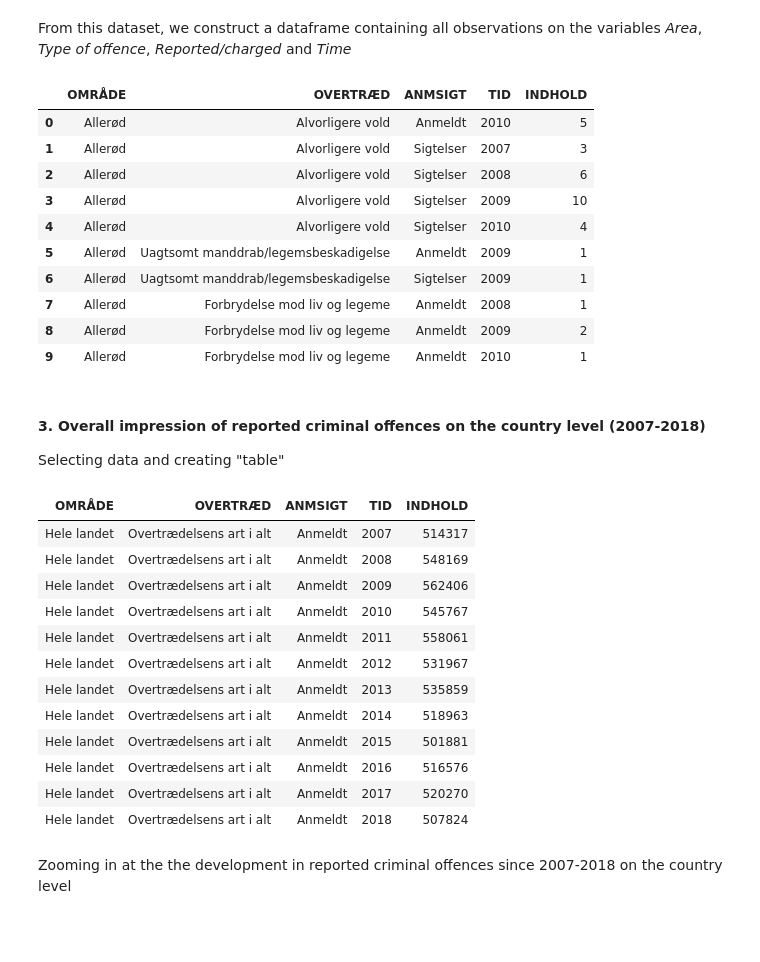
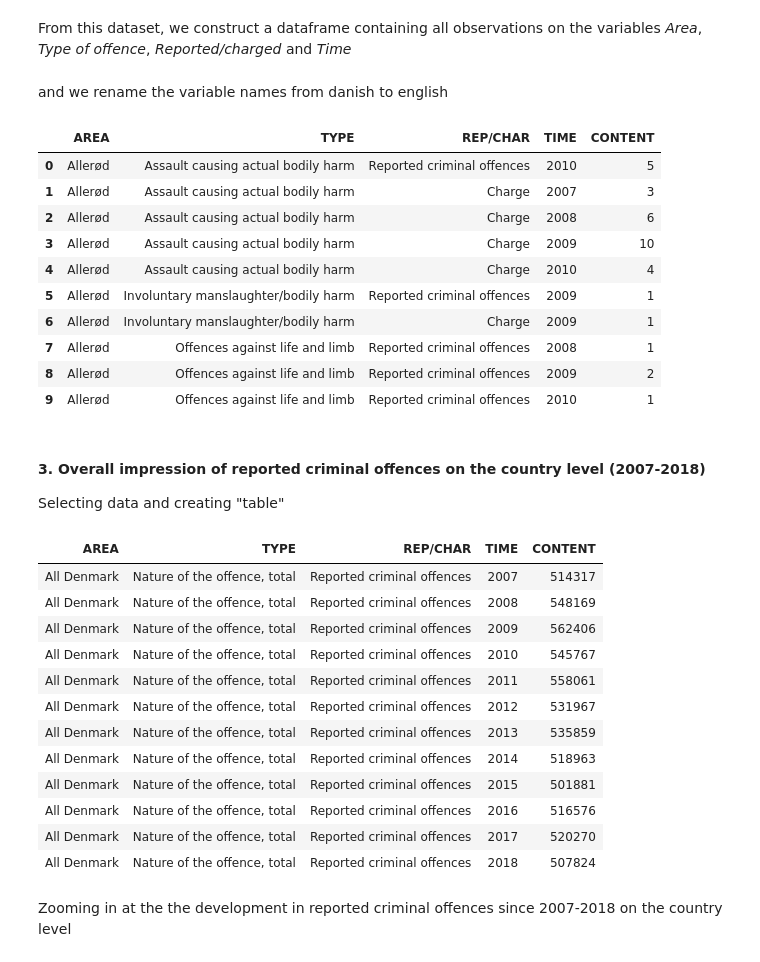
Before and after one commit to NumEconCopenhagen/projects-2019-cl, a Jupyter notebook: dataproject/dataproject/Assignment.ipynb, the cells around one changed output. Saved outputs shown, nothing was run; the diff lists cells and outputs as text; code cells hidden in the pictures; blank space fills up the shorter version.

```diff
--- a/dataproject/dataproject/Assignment.ipynb
+++ b/dataproject/dataproject/Assignment.ipynb
@@ -16,7 +16,7 @@ import ipywidgets as  widgets
 We extract data from DST and start by getting an overview of the available data.
 # %%
 # a. extrating data
-Dst = pydst.Dst(lang='da')
+Dst = pydst.Dst(lang='en')
 
 # b. getting list of top-level subjects
 Dst.get_subjects()
@@ -61,49 +61,54 @@ crime_api = Dst.get_data(table_id = 'straf22',
                                     'OVERTRÆD':['*'],
                                     'ANMSIGT':['*'],
                                     'TID':['*']})
+# %% [markdown]
+and we rename the variable names from danish to english
+# %%
+crime_api.rename(columns = {'OMRÅDE':'AREA', 'OVERTRÆD':'TYPE','ANMSIGT':'REP/CHAR',
+                            'TID':'TIME', 'INDHOLD':'CONTENT'}, inplace=True)
 # %%
 crime_api.head(10)
 # %% [output]
-|  | OMRÅDE | OVERTRÆD | ANMSIGT | TID | INDHOLD |
-| 0 | Allerød | Alvorligere vold | Anmeldt | 2010 | 5 |
-| 1 | Allerød | Alvorligere vold | Sigtelser | 2007 | 3 |
-| 2 | Allerød | Alvorligere vold | Sigtelser | 2008 | 6 |
-| 3 | Allerød | Alvorligere vold | Sigtelser | 2009 | 10 |
-| 4 | Allerød | Alvorligere vold | Sigtelser | 2010 | 4 |
-| 5 | Allerød | Uagtsomt manddrab/legemsbeskadigelse | Anmeldt | 2009 | 1 |
-| 6 | Allerød | Uagtsomt manddrab/legemsbeskadigelse | Sigtelser | 2009 | 1 |
-| 7 | Allerød | Forbrydelse mod liv og legeme | Anmeldt | 2008 | 1 |
-| 8 | Allerød | Forbrydelse mod liv og legeme | Anmeldt | 2009 | 2 |
-| 9 | Allerød | Forbrydelse mod liv og legeme | Anmeldt | 2010 | 1 |
+|  | AREA | TYPE | REP/CHAR | TIME | CONTENT |
+| 0 | Allerød | Assault causing actual bodily harm | Reported criminal offences | 2010 | 5 |
+| 1 | Allerød | Assault causing actual bodily harm | Charge | 2007 | 3 |
+| 2 | Allerød | Assault causing actual bodily harm | Charge | 2008 | 6 |
+| 3 | Allerød | Assault causing actual bodily harm | Charge | 2009 | 10 |
+| 4 | Allerød | Assault causing actual bodily harm | Charge | 2010 | 4 |
+| 5 | Allerød | Involuntary manslaughter/bodily harm | Reported criminal offences | 2009 | 1 |
+| 6 | Allerød | Involuntary manslaughter/bodily harm | Charge | 2009 | 1 |
+| 7 | Allerød | Offences against life and limb | Reported criminal offences | 2008 | 1 |
+| 8 | Allerød | Offences against life and limb | Reported criminal offences | 2009 | 2 |
+| 9 | Allerød | Offences against life and limb | Reported criminal offences | 2010 | 1 |
 # %% [markdown]
 #### **3. Overall impression of reported criminal offences on the country level (2007-2018)**
 Selecting data and creating "table"
 # %%
 # Selecting country level, criminal offences total, reported criminal offences and
 # all time periods
-crime_land = crime_api.loc[(crime_api['OMRÅDE'] == 'Hele landet') &
-              (crime_api['OVERTRÆD'] == 'Overtrædelsens art i alt') &
-              (crime_api['ANMSIGT'] == 'Anmeldt'),:]
+crime_land = crime_api.loc[(crime_api['AREA'] == 'All Denmark') &
+              (crime_api['TYPE'] == 'Nature of the offence, total') &
+              (crime_api['REP/CHAR'] == 'Reported criminal offences'),:]
 
 # Sorting data from 2007 to 2018
-crime_land_sort = crime_land.sort_values(by='TID',ascending=True)
+crime_land_sort = crime_land.sort_values(by='TIME',ascending=True)
 
 # Showing the timeseries in table
-crime_land_sort.head(len(crime_land_sort['TID'])).style.hide_index()
+crime_land_sort.head(len(crime_land_sort['TIME'])).style.hide_index()
 # %% [output]
-| OMRÅDE | OVERTRÆD | ANMSIGT | TID | INDHOLD |
-| Hele landet | Overtrædelsens art i alt | Anmeldt | 2007 | 514317 |
-| Hele landet | Overtrædelsens art i alt | Anmeldt | 2008 | 548169 |
-| Hele landet | Overtrædelsens art i alt | Anmeldt | 2009 | 562406 |
-| Hele landet | Overtrædelsens art i alt | Anmeldt | 2010 | 545767 |
-| Hele landet | Overtrædelsens art i alt | Anmeldt | 2011 | 558061 |
-| Hele landet | Overtrædelsens art i alt | Anmeldt | 2012 | 531967 |
-| Hele landet | Overtrædelsens art i alt | Anmeldt | 2013 | 535859 |
-| Hele landet | Overtrædelsens art i alt | Anmeldt | 2014 | 518963 |
-| Hele landet | Overtrædelsens art i alt | Anmeldt | 2015 | 501881 |
-| Hele landet | Overtrædelsens art i alt | Anmeldt | 2016 | 516576 |
-| Hele landet | Overtrædelsens art i alt | Anmeldt | 2017 | 520270 |
-| Hele landet | Overtrædelsens art i alt | Anmeldt | 2018 | 507824 |
+| AREA | TYPE | REP/CHAR | TIME | CONTENT |
+| All Denmark | Nature of the offence, total | Reported criminal offences | 2007 | 514317 |
+| All Denmark | Nature of the offence, total | Reported criminal offences | 2008 | 548169 |
+| All Denmark | Nature of the offence, total | Reported criminal offences | 2009 | 562406 |
+| All Denmark | Nature of the offence, total | Reported criminal offences | 2010 | 545767 |
+| All Denmark | Nature of the offence, total | Reported criminal offences | 2011 | 558061 |
+| All Denmark | Nature of the offence, total | Reported criminal offences | 2012 | 531967 |
+| All Denmark | Nature of the offence, total | Reported criminal offences | 2013 | 535859 |
+| All Denmark | Nature of the offence, total | Reported criminal offences | 2014 | 518963 |
+| All Denmark | Nature of the offence, total | Reported criminal offences | 2015 | 501881 |
+| All Denmark | Nature of the offence, total | Reported criminal offences | 2016 | 516576 |
+| All Denmark | Nature of the offence, total | Reported criminal offences | 2017 | 520270 |
+| All Denmark | Nature of the offence, total | Reported criminal offences | 2018 | 507824 |
 # %% [markdown]
 Zooming in at the the development in reported criminal offences since 2007-2018 on the country level
 # %%
```
Also changed, not shown: parts of 21 cells of this notebook.
